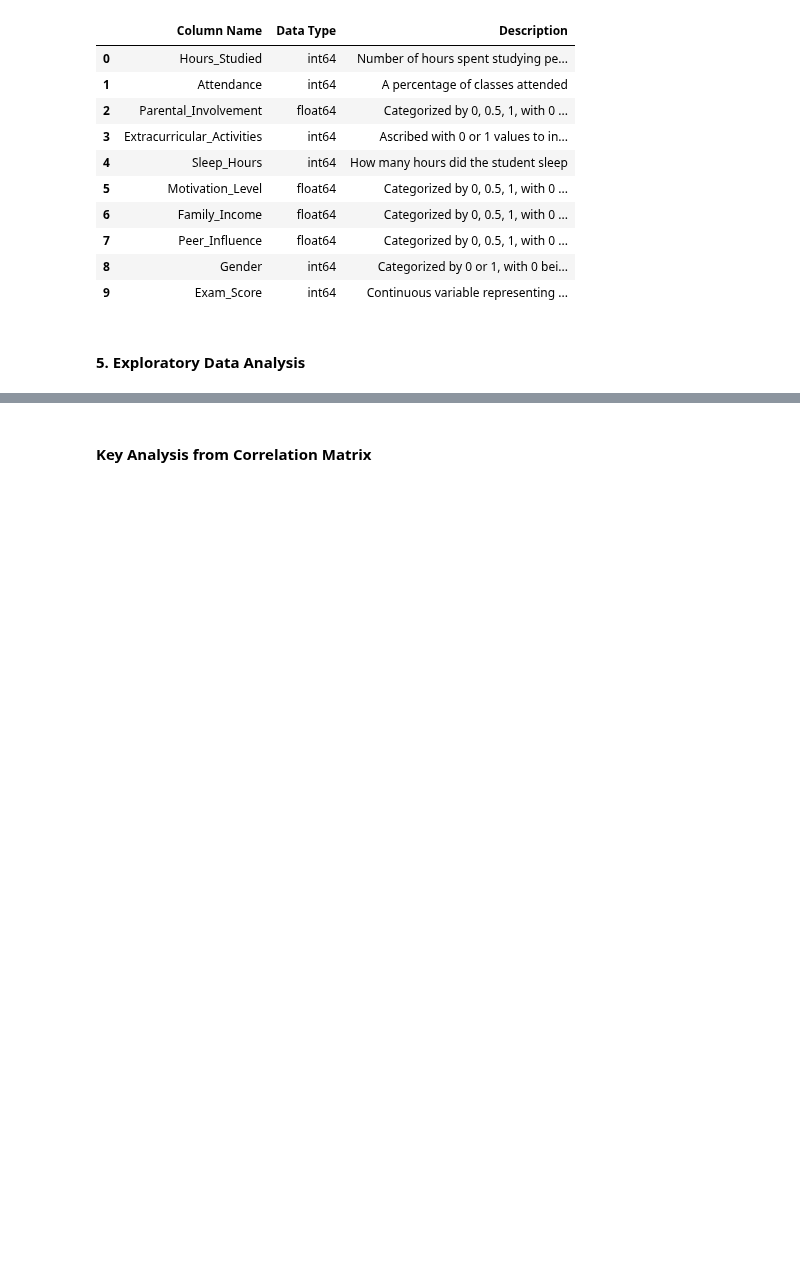
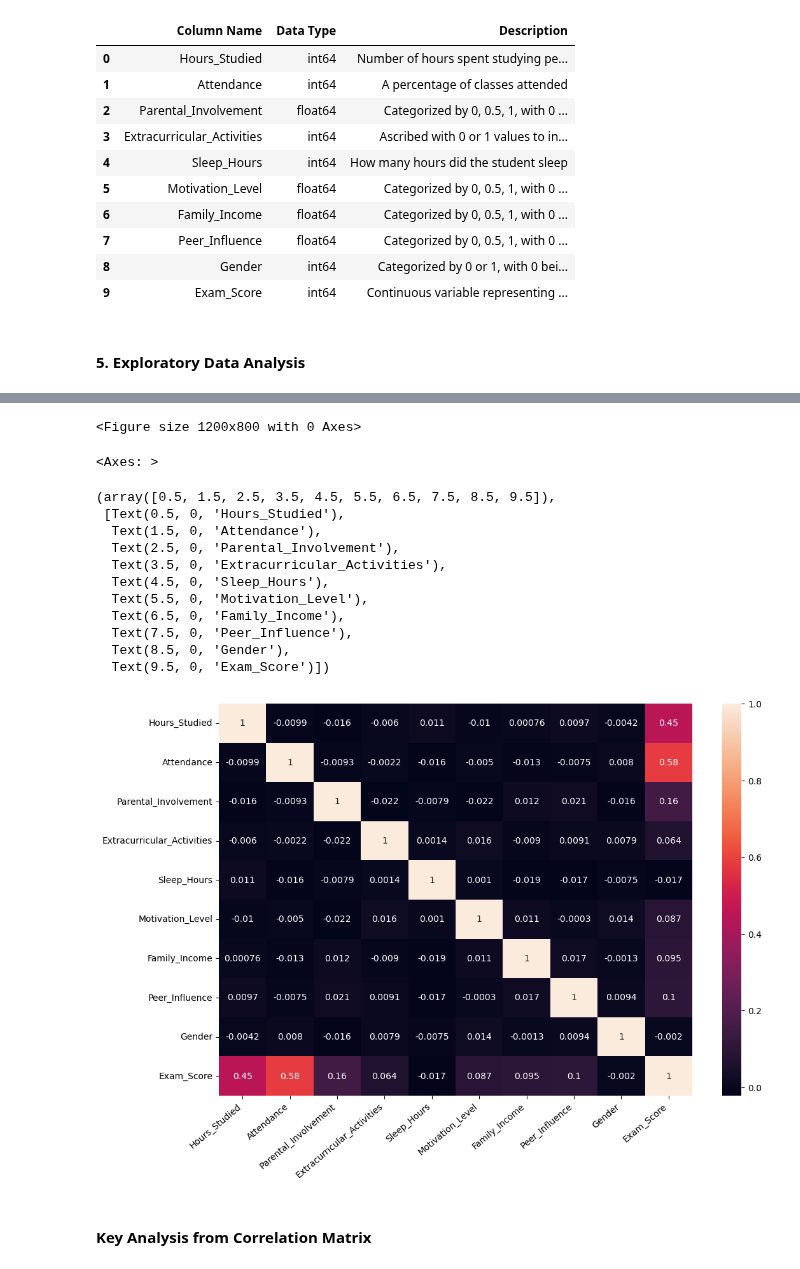
Before and after one commit to setarehsalkhi/OMIS-114-Project, a Jupyter notebook: CleanedData.ipynb, the cells around one changed output, grey strips where cells are left out. Cells and saved outputs as stored; diff of their text form; code cells hidden in the pictures; blank space fills up the shorter version.

```diff
--- a/CleanedData.ipynb
+++ b/CleanedData.ipynb
@@ -299,3 +297,24 @@ df2.corr()
+# %%
+correlation_matrix = df2.corr()
+plt.figure(figsize=(12, 8))
+sns.heatmap(correlation_matrix, annot = True) # annot = True will show the values within the cells
+plt.xticks(rotation = 40, ha='right') # ha = 'right' will make the x-axis labels appear horizontally so that they do not overlap
+plt.show()
+# %% [output]
+<Figure size 1200x800 with 0 Axes>
+<Axes: >
+(array([0.5, 1.5, 2.5, 3.5, 4.5, 5.5, 6.5, 7.5, 8.5, 9.5]),
+ [Text(0.5, 0, 'Hours_Studied'),
+  Text(1.5, 0, 'Attendance'),
+  Text(2.5, 0, 'Parental_Involvement'),
+  Text(3.5, 0, 'Extracurricular_Activities'),
+  Text(4.5, 0, 'Sleep_Hours'),
+  Text(5.5, 0, 'Motivation_Level'),
+  Text(6.5, 0, 'Family_Income'),
+  Text(7.5, 0, 'Peer_Influence'),
+  Text(8.5, 0, 'Gender'),
+  Text(9.5, 0, 'Exam_Score')])
+[figure, added]
 # %% [markdown]
 #### Key Analysis from Correlation Matrix
 # %% [markdown]
```
Also changed, not shown: parts of 5 cells of this notebook.
